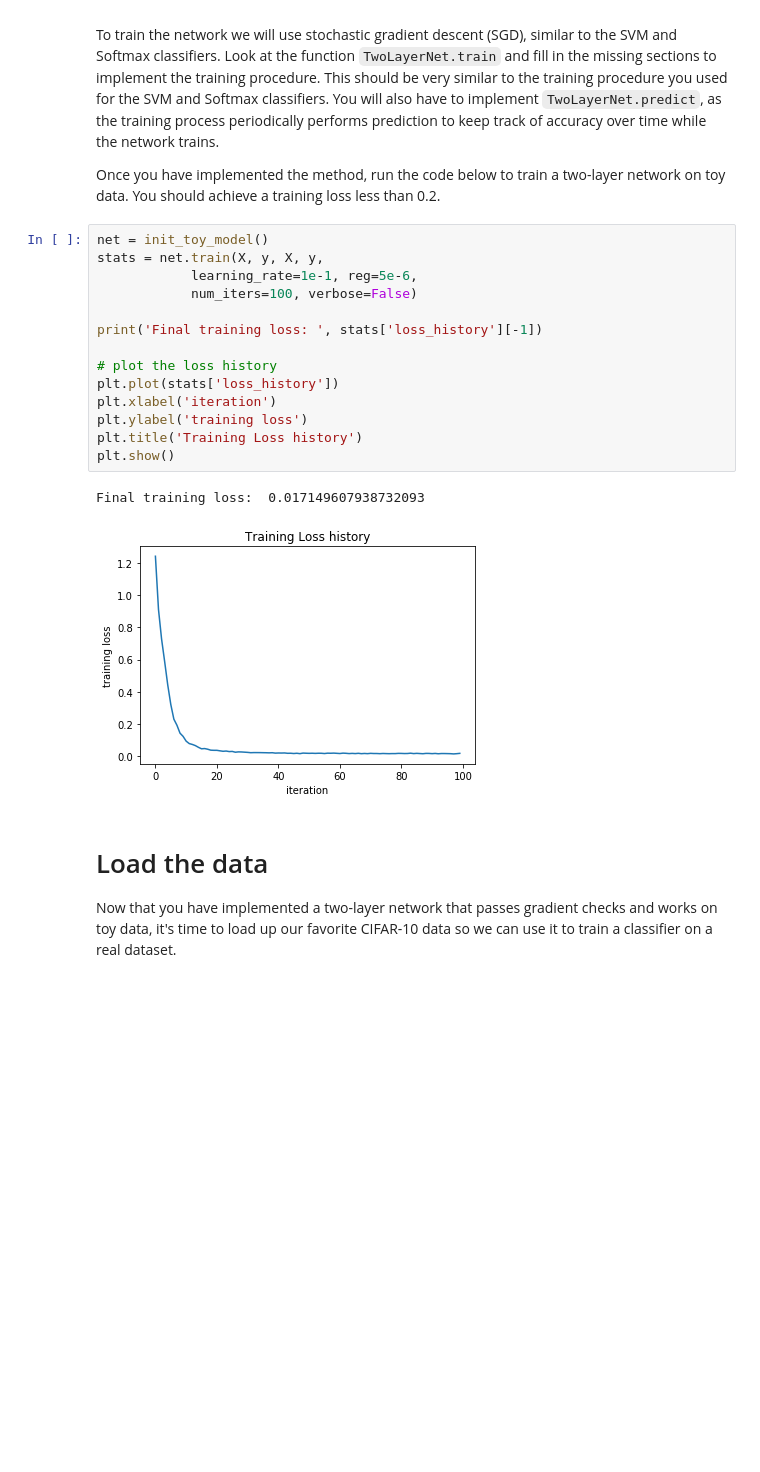
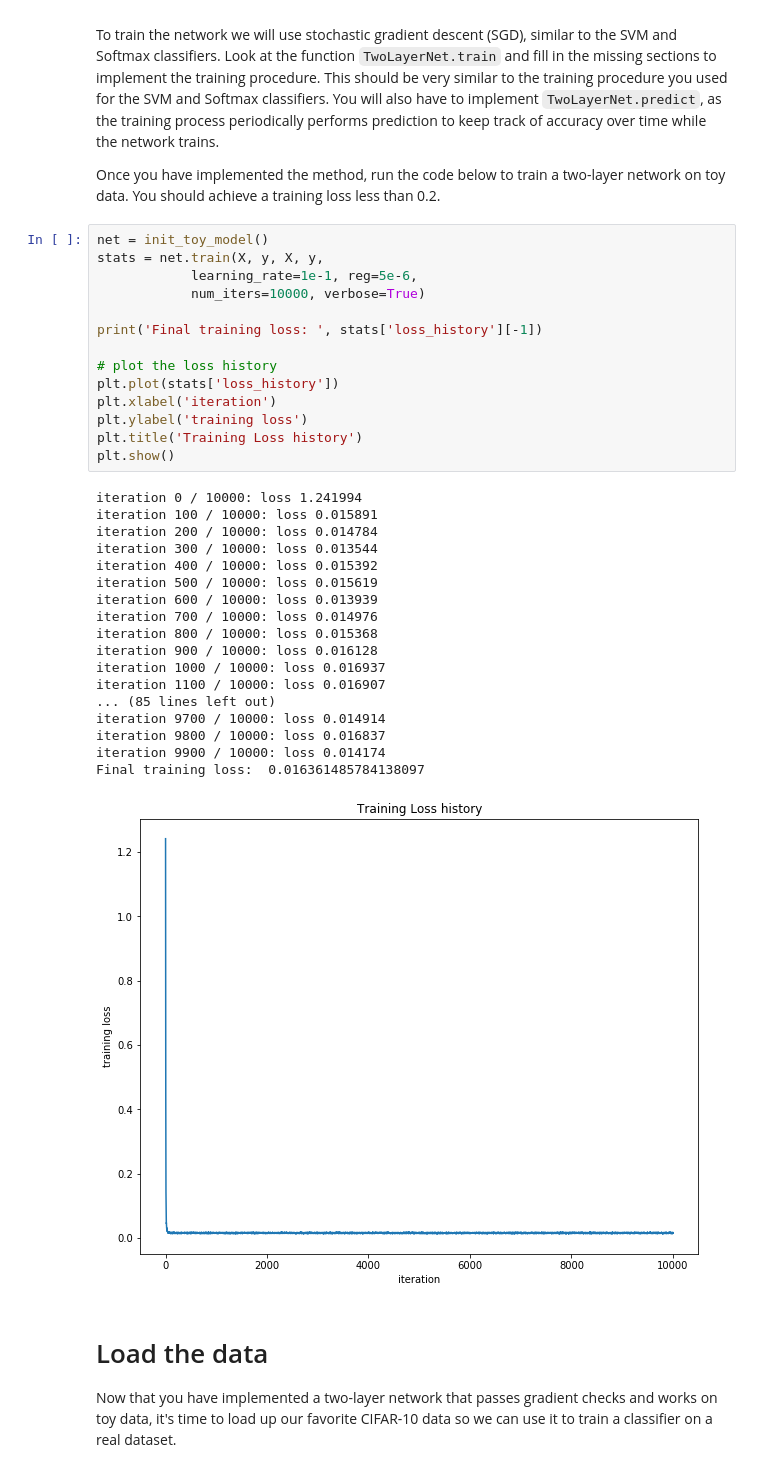
Before and after one commit to MarcJavin/cs231n, a Jupyter notebook: assignment1/two_layer_net.ipynb, the cells around one changed output. Cells and saved outputs as stored; diff of their text form; blank space fills up the shorter version.

```diff
--- a/assignment1/two_layer_net.ipynb
+++ b/assignment1/two_layer_net.ipynb
@@ -130,20 +130,36 @@ Once you have implemented the method, run the code below to train a two-layer ne
 # %%
 net = init_toy_model()
 stats = net.train(X, y, X, y,
             learning_rate=1e-1, reg=5e-6,
-            num_iters=100, verbose=False)
+            num_iters=10000, verbose=True)
 
 print('Final training loss: ', stats['loss_history'][-1])
 
 # plot the loss history
 plt.plot(stats['loss_history'])
 plt.xlabel('iteration')
 plt.ylabel('training loss')
 plt.title('Training Loss history')
 plt.show()
 # %% [output]
-Final training loss:  0.017149607938732093
+iteration 0 / 10000: loss 1.241994
+iteration 100 / 10000: loss 0.015891
+iteration 200 / 10000: loss 0.014784
+iteration 300 / 10000: loss 0.013544
+iteration 400 / 10000: loss 0.015392
+iteration 500 / 10000: loss 0.015619
+iteration 600 / 10000: loss 0.013939
+iteration 700 / 10000: loss 0.014976
+iteration 800 / 10000: loss 0.015368
+iteration 900 / 10000: loss 0.016128
+iteration 1000 / 10000: loss 0.016937
+iteration 1100 / 10000: loss 0.016907
+... (85 lines left out)
+iteration 9700 / 10000: loss 0.014914
+iteration 9800 / 10000: loss 0.016837
+iteration 9900 / 10000: loss 0.014174
+Final training loss:  0.016361485784138097
-[figure, old version]
+[figure, new version]
 # %% [markdown]
 # Load the data
 Now that you have implemented a two-layer network that passes gradient checks and works on toy data, it's time to load up our favorite CIFAR-10 data so we can use it to train a classifier on a real dataset.
```
Also changed, not shown: parts of 5 cells of this notebook, 22 other files.
